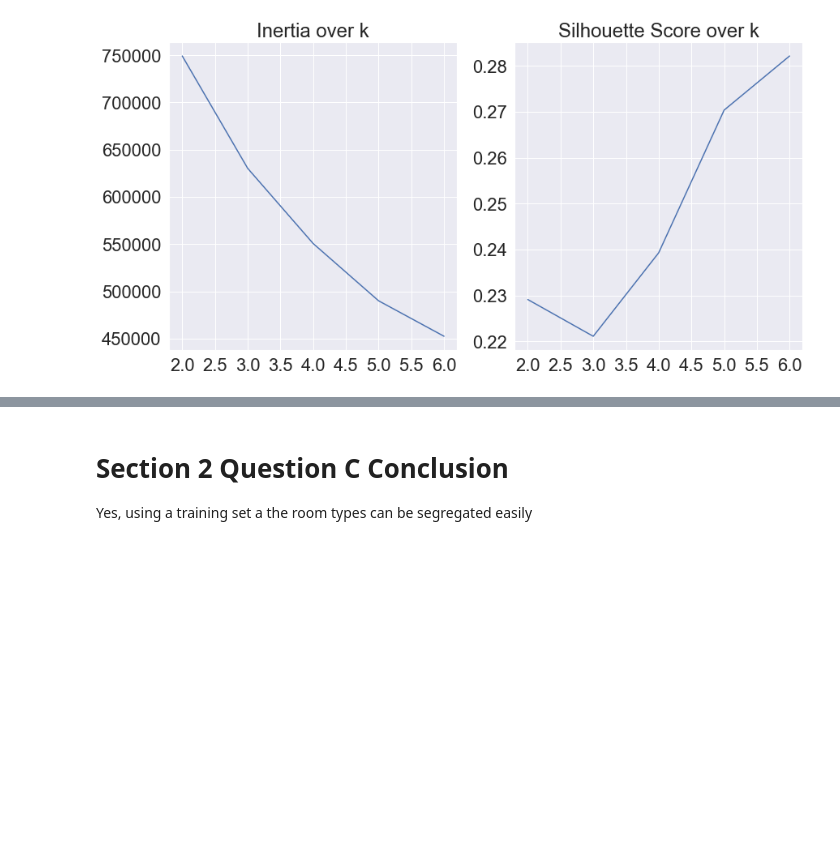
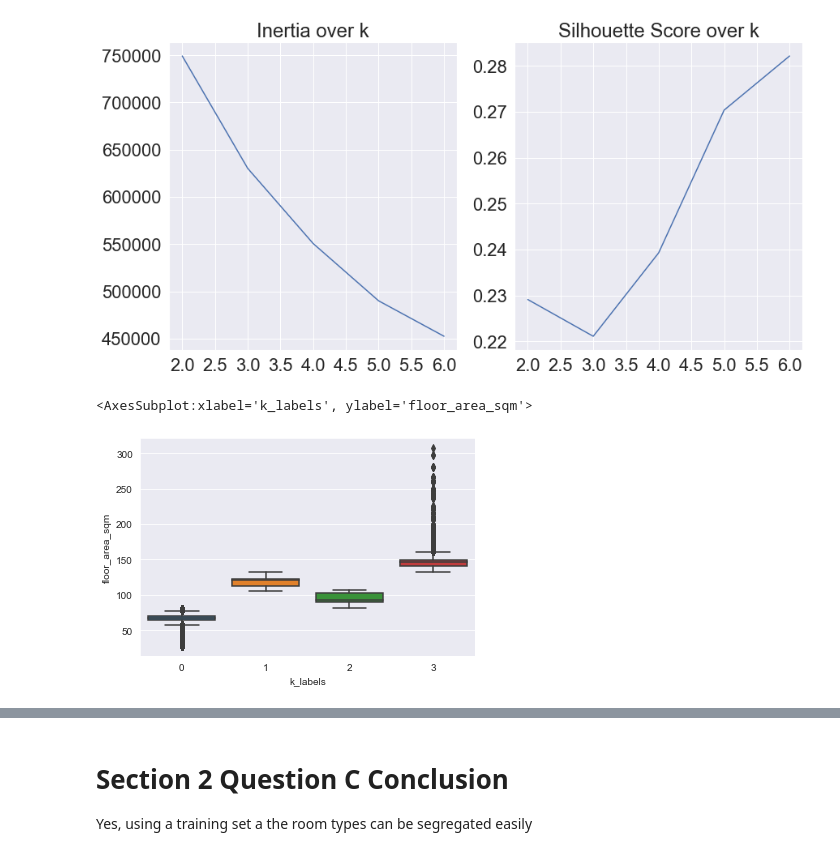
Before and after one commit to changjulian17/resale_HDB, a Jupyter notebook: HDB_model.ipynb, the cells around one changed output, grey strips where cells are left out. Drawn from its saved outputs; the diff is of its cells as text; code cells hidden in the pictures; blank space fills up the shorter version.

```diff
--- a/HDB_model.ipynb
+++ b/HDB_model.ipynb
@@ -677,7 +689,7 @@ Someone mistakenly deleted the column containing data on ***Flat Type*** in the
 What are the relationships bewteen flat_type and the remainder of features
 # %%
 # extract dataset
-df_cat = pd.read_csv('hdb_resale.csv')
+df_cat = df
 # %%
 numeric_feat =[col for col in df_cat.columns if df_cat[col].dtypes != 'O'and col not in ['_id']]
 discrete_feat = [col for col in numeric_feat if len(df_cat[col].unique())<25 and col not in ['_id']]
@@ -754,4 +760,5 @@ KeyError: "['flat_model'] not in index"
 # %%
 # after review it may only make sense to transform remaining_lease
 # because the other features are just descriptive
+power = PowerTransformer(method='box-cox', standardize=True)
 df_cat[['resale_price']] = power.fit_transform(df_cat[['resale_price']])
@@ -846,5 +857,5 @@ KMeans(n_clusters=4, random_state=42)
 # %%
-df['k_labels'] = km.labels_
+df_cat['k_labels'] = km.labels_
 # %%
 df[['flat_type','k_labels']].value_counts(normalize=True).sort_index()
 # %% [output]
@@ -891,3 +902,8 @@ axes[1].set_title('Silhouette Score over k')
 sns.set()
 # %% [output]
 [figure]
+# %%
+sns.boxplot(x =df_cat['k_labels'] ,y=df_cat['floor_area_sqm'])
+# %% [output]
+<AxesSubplot:xlabel='k_labels', ylabel='floor_area_sqm'>
+[figure, added]
```
Also changed, not shown: parts of 92 cells of this notebook, 2 other files.
